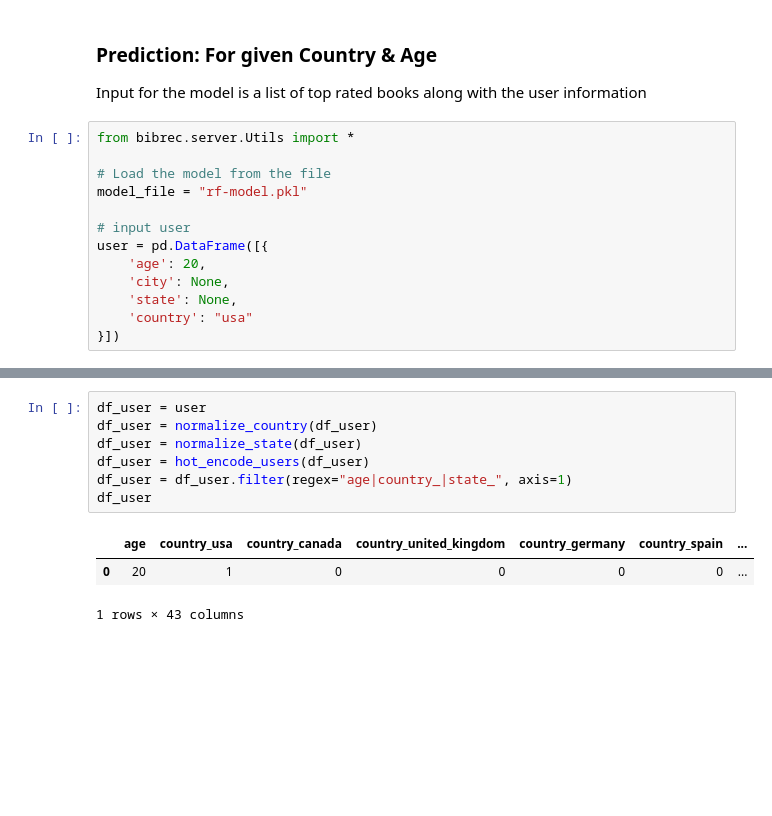
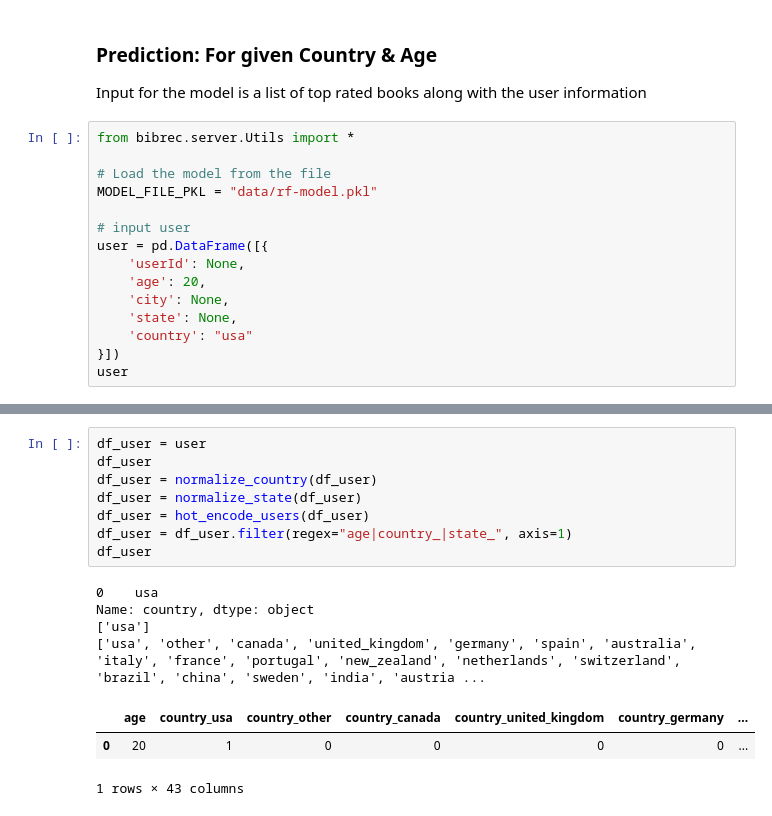
Before and after one commit to fichtnerma/Recommender, a Jupyter notebook: rf-user-prediction.ipynb, the cells around one changed output, grey strips where cells are left out. Drawn from its saved outputs; the diff is of its cells as text; blank space fills up the shorter version.

```diff
--- a/rf-user-prediction.ipynb
+++ b/rf-user-prediction.ipynb
@@ -7,12 +7,14 @@ Input for the model is a list of top rated books along with the user information
 from bibrec.server.Utils import *
 
 # Load the model from the file
-model_file = "rf-model.pkl"
+MODEL_FILE_PKL = "data/rf-model.pkl"
 
 # input user
 user = pd.DataFrame([{
+    'userId': None,
     'age': 20,
     'city': None,
     'state': None,
     'country': "usa"
 }])
+user
@@ -40,13 +28,18 @@ ratings = ratings.drop(["isbn"], axis=1)
 # %%
 df_user = user
+df_user
 df_user = normalize_country(df_user)
 df_user = normalize_state(df_user)
 df_user = hot_encode_users(df_user)
 df_user = df_user.filter(regex="age|country_|state_", axis=1)
 df_user
 # %% [output]
+0    usa
+Name: country, dtype: object
+['usa']
+['usa', 'other', 'canada', 'united_kingdom', 'germany', 'spain', 'australia', 'italy', 'france', 'portugal', 'new_zealand', 'netherlands', 'switzerland', 'brazil', 'china', 'sweden', 'india', 'austria ...
-|  | age | country_usa | country_canada | country_united_kingdom | country_germany | country_spain | ... |
+|  | age | country_usa | country_other | country_canada | country_united_kingdom | country_germany | ... |
 | 0 | 20 | 1 | 0 | 0 | 0 | 0 | ... |
-1 rows × 43 columns
+1 rows × 43 columns
 # %%
 # predict based on all available books
```
Also changed, not shown: parts of 11 cells of this notebook, 3 other files.
